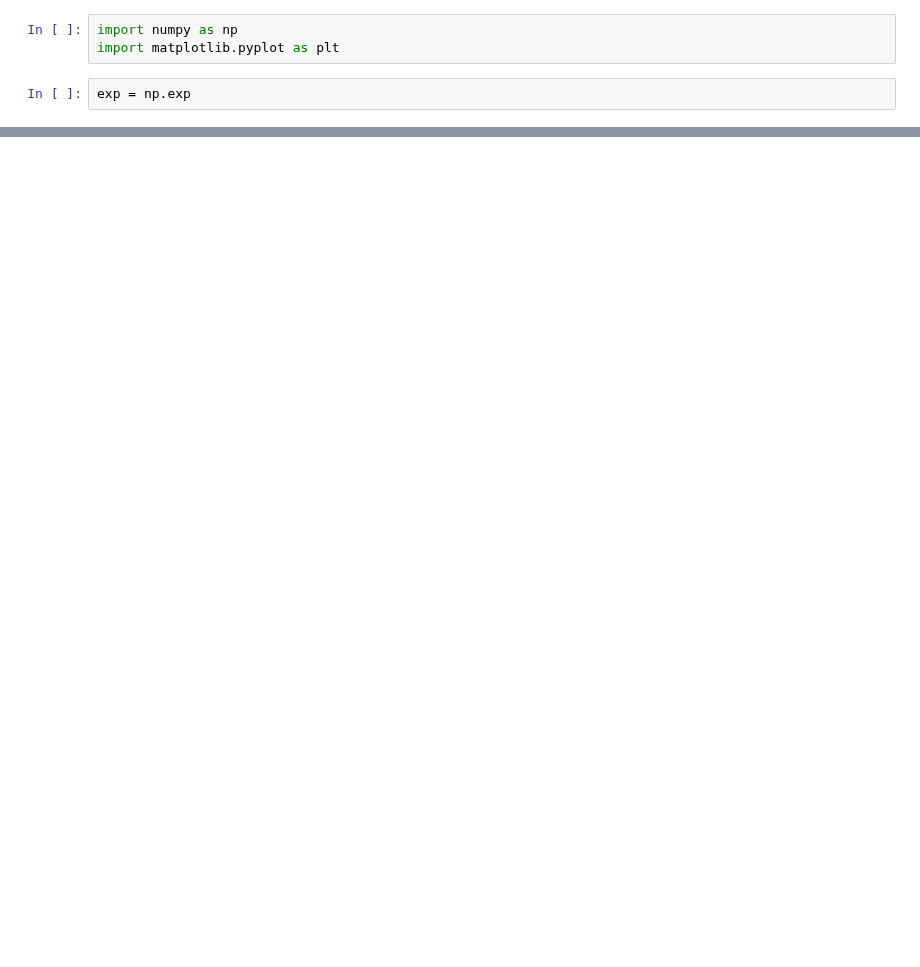
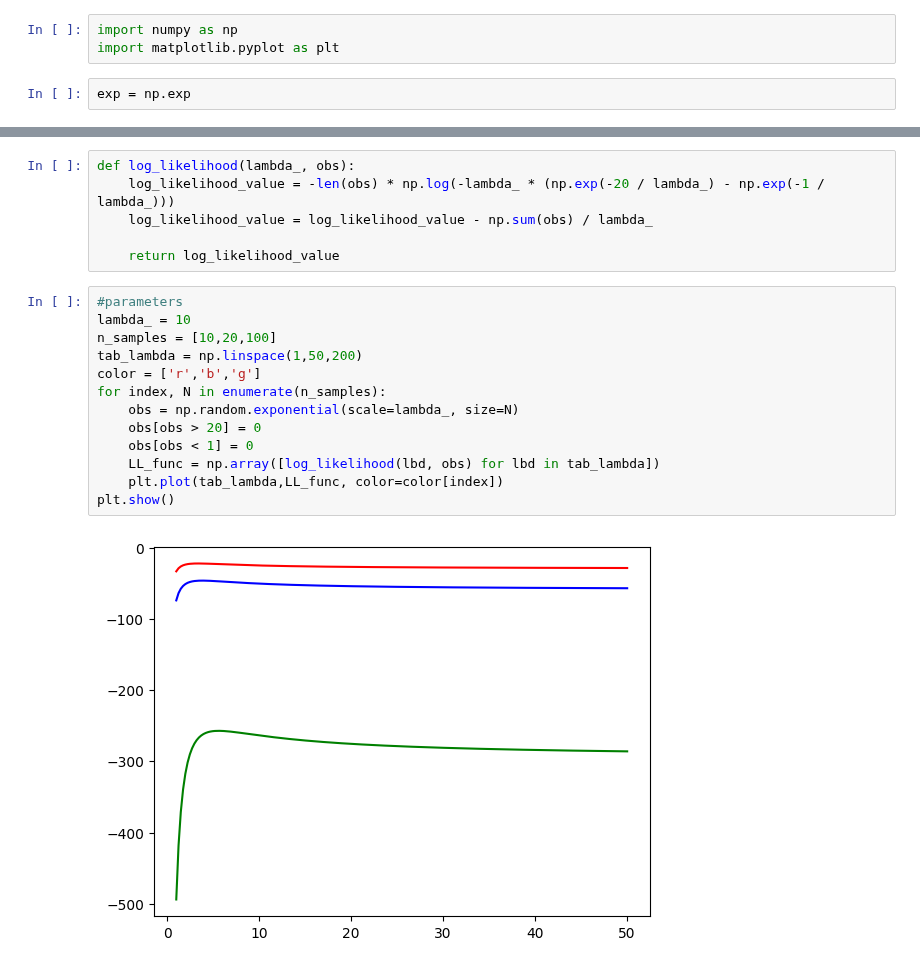
Before and after one commit to roduit/FundamentalLearningEPFL, a Jupyter notebook: Homeworks/HW1/FoiL_HW1.ipynb, the cells around one changed output, grey strips where cells are left out. Saved outputs shown, nothing was run; the diff lists cells and outputs as text; blank space fills up the shorter version.

```diff
--- a/Homeworks/HW1/FoiL_HW1.ipynb
+++ b/Homeworks/HW1/FoiL_HW1.ipynb
@@ -66,0 +69,21 @@ plt.show()
+# %%
+def log_likelihood(lambda_, obs):
+    log_likelihood_value = -len(obs) * np.log(-lambda_ * (np.exp(-20 / lambda_) - np.exp(-1 / lambda_)))
+    log_likelihood_value = log_likelihood_value - np.sum(obs) / lambda_
+
+    return log_likelihood_value
+# %%
+#parameters
+lambda_ = 10
+n_samples = [10,20,100]
+tab_lambda = np.linspace(1,50,200)
+color = ['r','b','g']
+for index, N in enumerate(n_samples):
+    obs = np.random.exponential(scale=lambda_, size=N)
+    obs[obs > 20] = 0
+    obs[obs < 1] = 0
+    LL_func = np.array([log_likelihood(lbd, obs) for lbd in tab_lambda])
+    plt.plot(tab_lambda,LL_func, color=color[index])
+plt.show()
+# %% [output]
+[figure, added]
```
Also changed, not shown: parts of 4 cells of this notebook.
